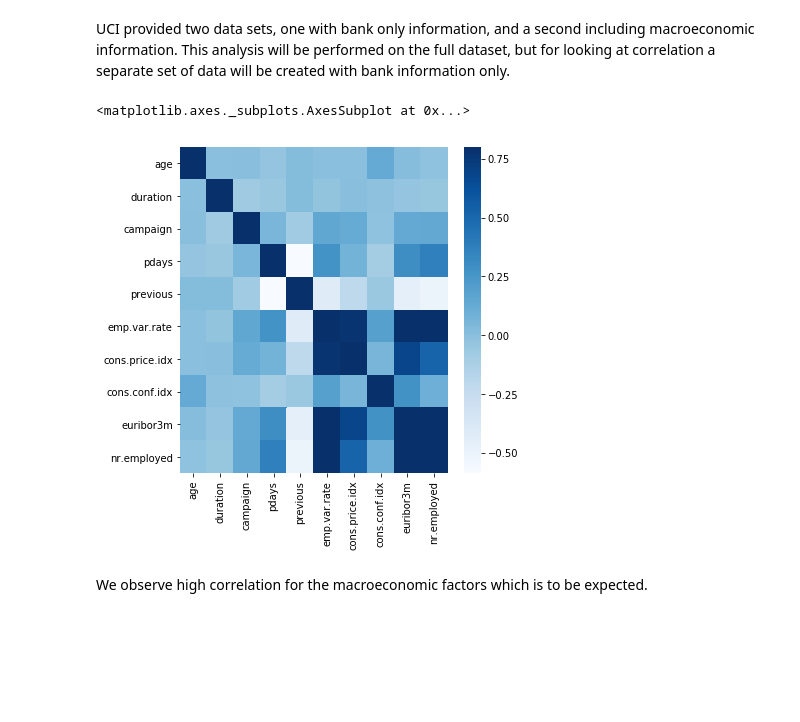
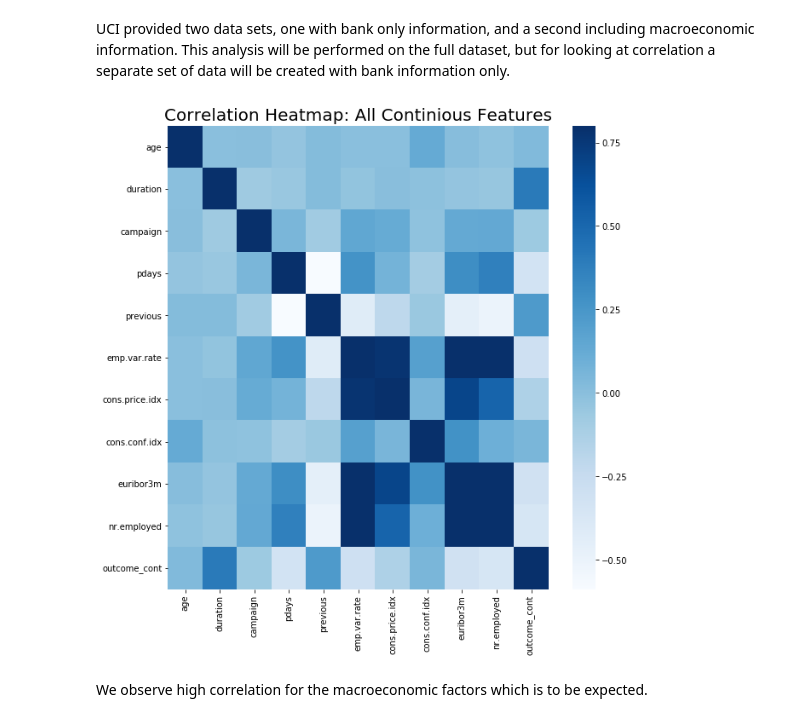
Before and after one commit to zinrion/Thinkful-Projects, a Jupyter notebook: Bank Marketing Exploration.ipynb, the cells around one changed output. Cells and saved outputs as stored; diff of their text form; code cells hidden in the pictures; blank space fills up the shorter version.

```diff
--- a/Bank Marketing Exploration.ipynb
+++ b/Bank Marketing Exploration.ipynb
@@ -75,2 +85,6 @@ There does appear to be a class imblanace issue, but there are more than 10% of
 # %%
 bank_data = data.loc[:,"age":"poutcome"]
+# %%
+bank_data["outcome_cont"] = np.where(data["y"] == "yes",1,0)
+data["outcome_cont"] = np.where(data["y"] == "yes",1,0)
+data["Previous Contact"] = np.where(data["pdays"] == 999,0,1)
@@ -79,11 +114,14 @@ UCI provided two data sets, one with bank only information, and a second includi
 # %%
 full_corrmat = data.corr()
 
-f, ax =plt.subplots(figsize=(6,6))
-sns.heatmap(full_corrmat,vmax=.8, cmap="Blues")
+f, ax =plt.subplots(figsize=(10,10))
+#sns.heatmap(full_corrmat,vmax=.8, cmap="Blues")
+plt.title("Correlation Heatmap: All Continious Features",size=20)
+sns_plot = sns.heatmap(full_corrmat,vmax=.8, cmap="Blues")
+fig = sns_plot.get_figure()
+fig.savefig("output1.png")
 # %% [output]
-<matplotlib.axes._subplots.AxesSubplot at 0x...>
-[figure, old version]
+[figure, new version]
 # %% [markdown]
 We observe high correlation for the macroeconomic factors which is to be expected.
 # %%
```
Also changed, not shown: parts of 27 cells of this notebook, 1 other file.
